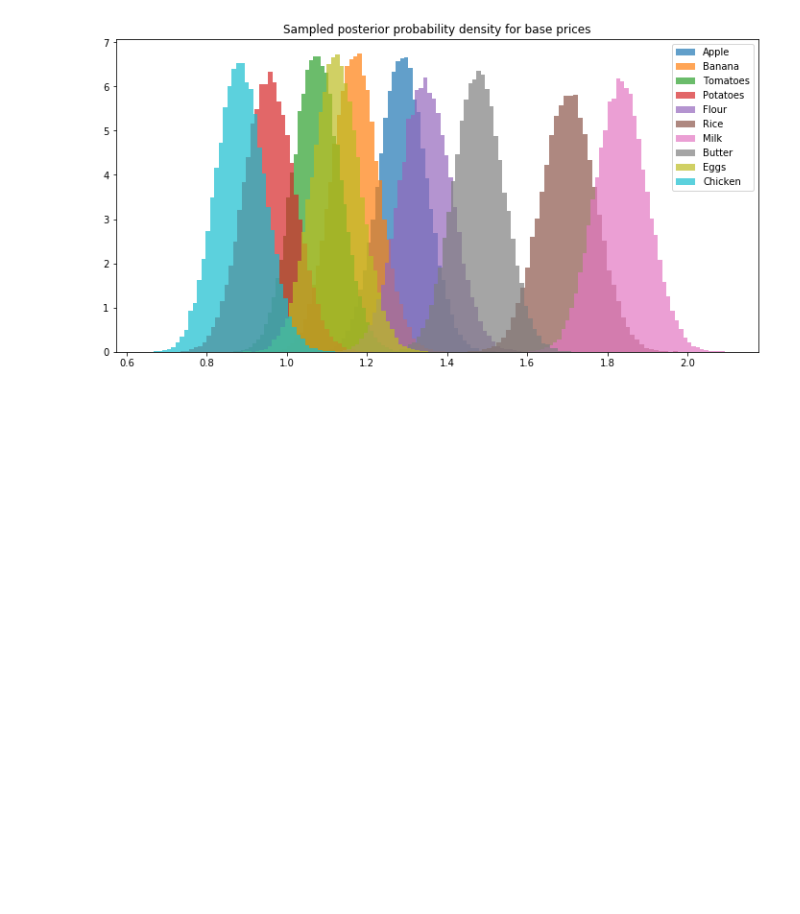
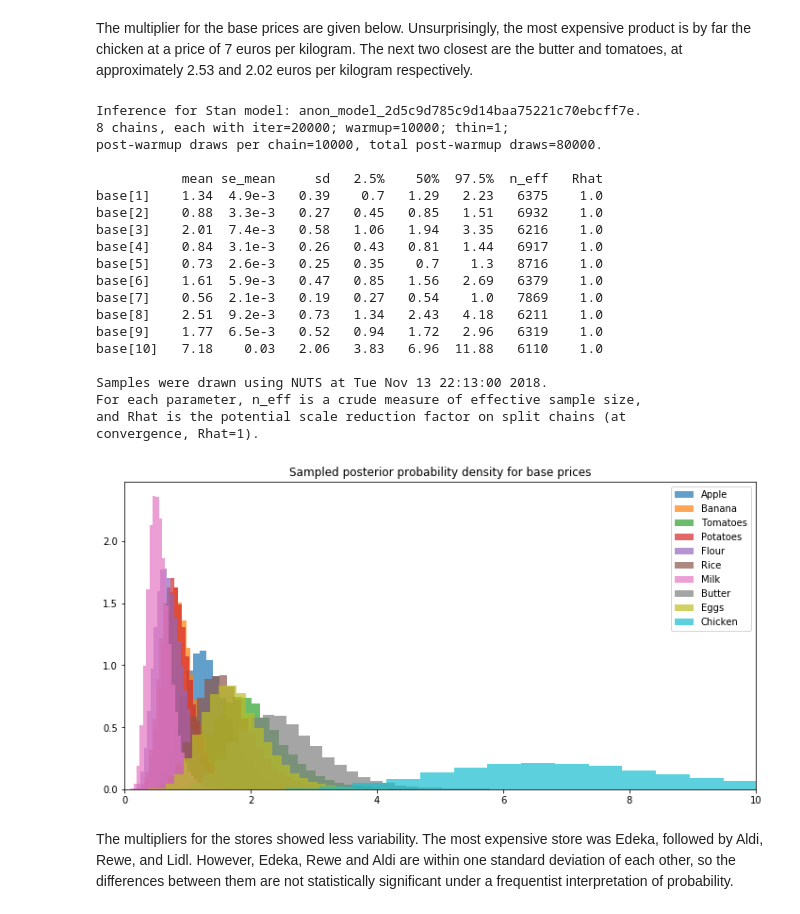
Before and after one commit to thetruejacob/CS146, a Jupyter notebook: LBA/LBA.ipynb, the cells around one changed output. Saved outputs shown, nothing was run; the diff lists cells and outputs as text; code cells hidden in the pictures; blank space fills up the shorter version.

```diff
--- a/LBA/LBA.ipynb
+++ b/LBA/LBA.ipynb
@@ -37,24 +171,38 @@ data {
     int<lower=1, upper=13> Area[N];
     int<lower=1, upper=4> Store[N];
     int<lower=1, upper=10> Product[N];
+    int<lower=0> Brand[N];
 }
 
 parameters {
-    real base[10];
-    real mul_store[4];
-    real mul_area[13];
-    real sigma;
+    real<lower=0> base[10];
+    real<lower=0> mul_store[4];
+    real<lower=0> mul_area[13];
+    real<lower=0> mul_brand[54];
+
+    real<lower = 0> lambda;
+    real<lower = 0> sigma;
 }
 
 model {
-    sigma ~ gamma(1,1);
+    lambda ~ gamma(1,1);
+    sigma ~ cauchy(0,1);
+
+    for (i in 1:10){
+       base[i] ~ exponential(lambda);
+    }
+    for (i in 1:4){
+        mul_store[i] ~ cauchy(1,0.5);
+    }
+    for (i in 1:13){
+        mul_area[i] ~ cauchy(1,0.5);
+    }
+    for (i in 1:54){
+        mul_brand[i] ~ cauchy(1,0.5);
+    }
 
     for (i in 1:N){
-        base[Product[i]] ~ cauchy(1.5, 2);
-        mul_store[Store[i]] ~ cauchy(1.5, 2);
-        mul_area[Area[i]] ~ cauchy(1.5, 2);
-
-        Prices[i] ~ normal(base[Product[i]] * mul_area[Area[i]] * mul_store[Store[i]], sigma);
+        Prices[i] ~ normal(base[Product[i]] * mul_area[Area[i]] * mul_store[Store[i]] * mul_brand[Brand[i]], sigma);
     }
 }
 
@@ -66,3 +214,2 @@ INFO:pystan:COMPILING THE C++ CODE FOR MODEL anon_model_d10d2591745905c0c6a05542
 # %%
-fit = stan_model.sampling(data=data, chains=4, iter=25000, seed = 69)
-fit
+fit = stan_model.sampling(data=data, chains=8, iter=20000, seed = 69)
@@ -87,13 +216,38 @@ convergence, Rhat=1).
+# %% [markdown]
+The multiplier for the base prices are given below. Unsurprisingly, the most expensive product is by far the chicken at a price of 7 euros per kilogram. The next two closest are the butter and tomatoes, at approximately 2.53 and 2.02 euros per kilogram respectively.
 # %%
+print(fit.stansummary(pars=['base'], probs=[0.025, 0.5, 0.975]))
 posterior = fit.extract()
 
 plt.figure(figsize = (12,6))
 plt.title('Sampled posterior probability density for base prices')
 for i in range(10):
     plt.hist(posterior['base'][:,i],bins=50, density = True, alpha = 0.7, label = type_dict[i+1])
-
+plt.xlim((0,10))
 plt.legend()
 plt.show()
 # %% [output]
+Inference for Stan model: anon_model_2d5c9d785c9d14baa75221c70ebcff7e.
+8 chains, each with iter=20000; warmup=10000; thin=1;
+post-warmup draws per chain=10000, total post-warmup draws=80000.
+
+           mean se_mean     sd   2.5%    50%  97.5%  n_eff   Rhat
+base[1]    1.34  4.9e-3   0.39    0.7   1.29   2.23   6375    1.0
+base[2]    0.88  3.3e-3   0.27   0.45   0.85   1.51   6932    1.0
+base[3]    2.01  7.4e-3   0.58   1.06   1.94   3.35   6216    1.0
+base[4]    0.84  3.1e-3   0.26   0.43   0.81   1.44   6917    1.0
+base[5]    0.73  2.6e-3   0.25   0.35    0.7    1.3   8716    1.0
+base[6]    1.61  5.9e-3   0.47   0.85   1.56   2.69   6379    1.0
+base[7]    0.56  2.1e-3   0.19   0.27   0.54    1.0   7869    1.0
+base[8]    2.51  9.2e-3   0.73   1.34   2.43   4.18   6211    1.0
+base[9]    1.77  6.5e-3   0.52   0.94   1.72   2.96   6319    1.0
+base[10]   7.18    0.03   2.06   3.83   6.96  11.88   6110    1.0
+
+Samples were drawn using NUTS at Tue Nov 13 22:13:00 2018.
+For each parameter, n_eff is a crude measure of effective sample size,
+and Rhat is the potential scale reduction factor on split chains (at
+convergence, Rhat=1).
-[figure, old version]
+[figure, new version]
+# %% [markdown]
+The multipliers for the stores showed less variability. The most expensive store was Edeka, followed by Aldi, Rewe, and Lidl. However, Edeka, Rewe and Aldi are within one standard deviation of each other, so the differences between them are not statistically significant under a frequentist interpretation of probability.
 # %%
```
Also changed, not shown: parts of 15 cells of this notebook, 4 other files.
